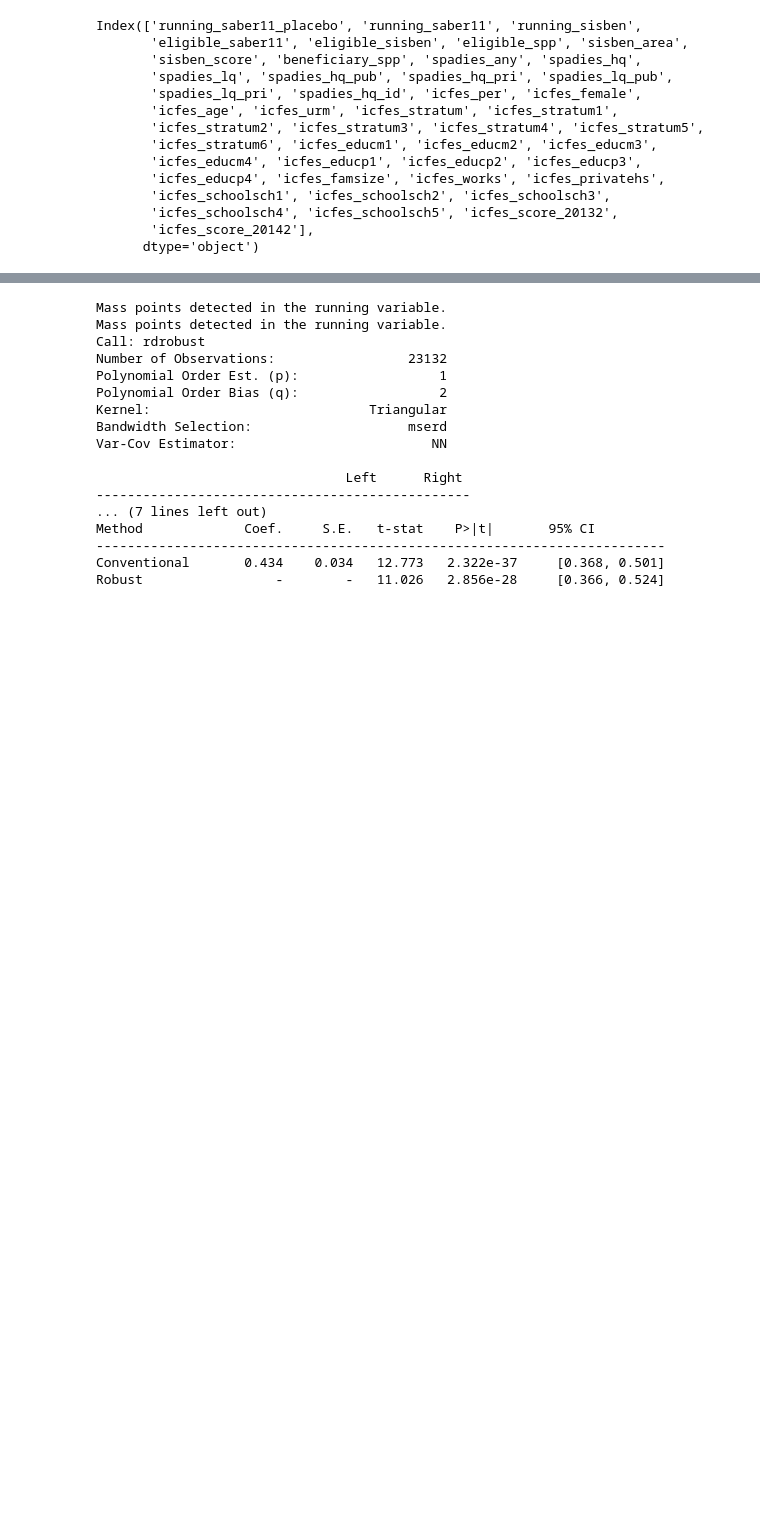
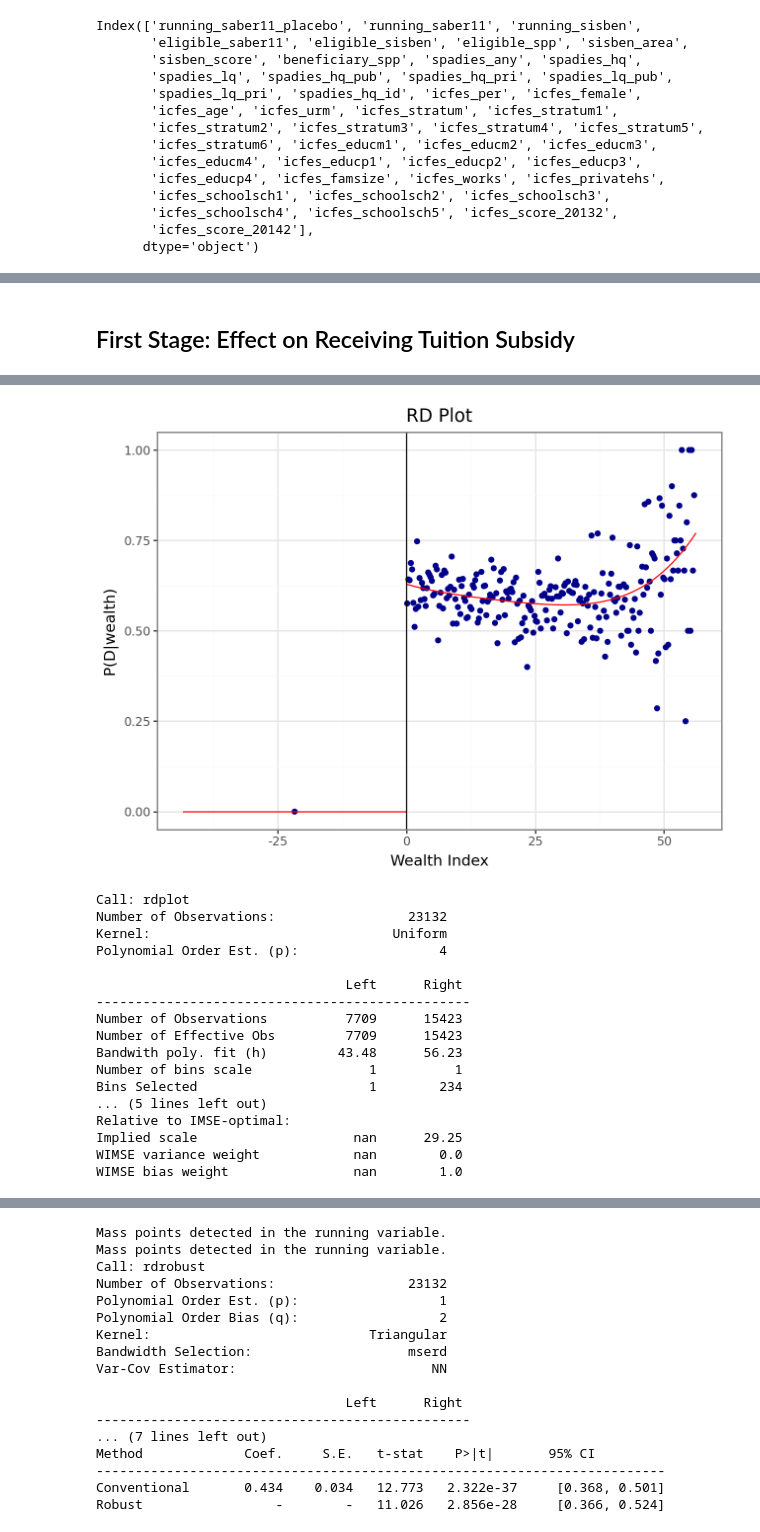
Before and after one commit to ubcecon/ECON526_2023, a Jupyter notebook: lectures/paul/rdd.ipynb, the cells around one changed output, grey strips where cells are left out. Drawn from its saved outputs; the diff is of its cells as text; code cells hidden in the pictures; blank space fills up the shorter version.

```diff
--- a/lectures/paul/rdd.ipynb
+++ b/lectures/paul/rdd.ipynb
@@ -528,0 +410,6 @@ rf
+# %% [markdown]
+## First Stage: Effect on Receiving Tuition Subsidy
+# %%
+df=lrs[["running_sisben","beneficiary_spp","icfes_score_20142","spadies_any","spadies_hq"]].dropna()
+rdrobust.rdplot(df.beneficiary_spp, df.running_sisben, binselect='esmv', x_label="Wealth Index",y_label="P(D|wealth)")
+# %% [output]
@@ -528,0 +418,18 @@ rf
+[figure, added]
+Call: rdplot
+Number of Observations:                 23132
+Kernel:                               Uniform
+Polynomial Order Est. (p):                  4
+
+                                Left      Right
+------------------------------------------------
+Number of Observations          7709      15423
+Number of Effective Obs         7709      15423
+Bandwith poly. fit (h)         43.48      56.23
+Number of bins scale               1          1
+Bins Selected                      1        234
+... (5 lines left out)
+Relative to IMSE-optimal:
+Implied scale                    nan      29.25
+WIMSE variance weight            nan        0.0
+WIMSE bias weight                nan        1.0
```
Also changed, not shown: parts of 22 cells of this notebook, 15 other files.
